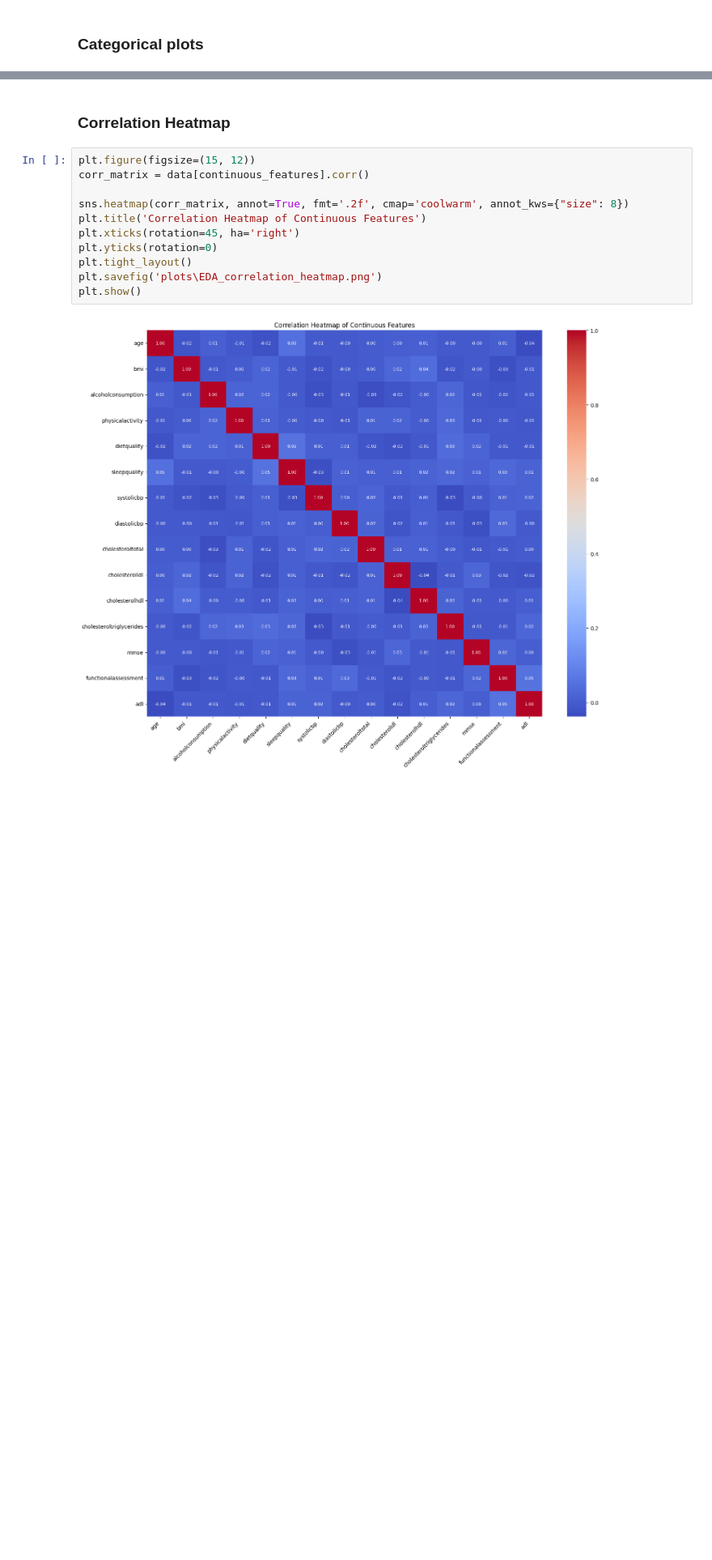
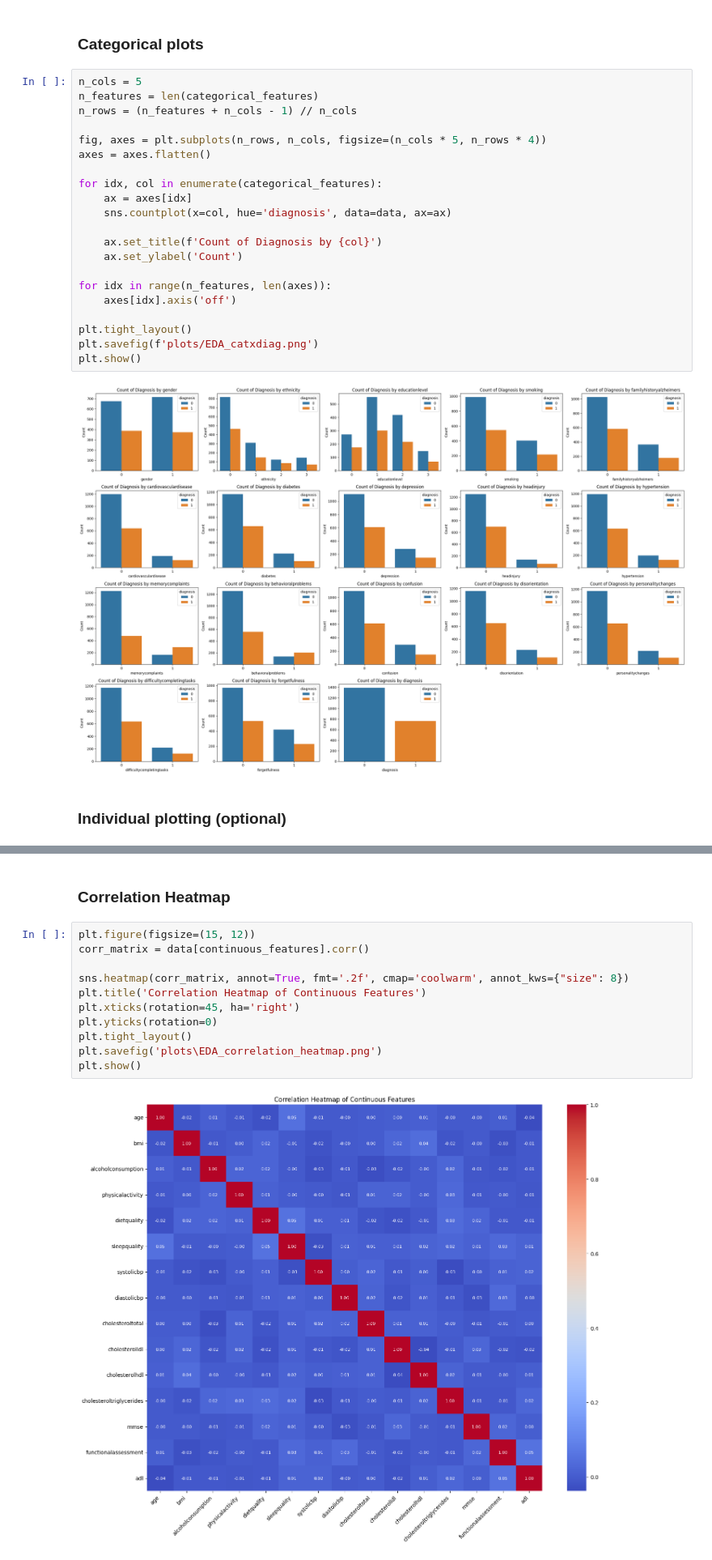
Before and after one commit to Jelles/AML-Assignment-2, a Jupyter notebook: main.ipynb, the cells around one changed output, grey strips where cells are left out. Shown at 81% size. Cells and saved outputs as stored; diff of their text form; blank space fills up the shorter version.

```diff
--- a/main.ipynb
+++ b/main.ipynb
@@ -186,3 +198,28 @@ for i, col in enumerate(continuous_features):
 # %% [markdown]
 ### Categorical plots
+# %%
+n_cols = 5
+n_features = len(categorical_features)
+n_rows = (n_features + n_cols - 1) // n_cols
+
+fig, axes = plt.subplots(n_rows, n_cols, figsize=(n_cols * 5, n_rows * 4))
+axes = axes.flatten()
+
+for idx, col in enumerate(categorical_features):
+    ax = axes[idx]
+    sns.countplot(x=col, hue='diagnosis', data=data, ax=ax)
+
+    ax.set_title(f'Count of Diagnosis by {col}')
+    ax.set_ylabel('Count')
+
+for idx in range(n_features, len(axes)):
+    axes[idx].axis('off')
+
+plt.tight_layout()
+plt.savefig(f'plots/EDA_catxdiag.png')
+plt.show()
+# %% [output]
+[figure, added]
+# %% [markdown]
+### Individual plotting (optional)
 # %%
```
Also changed, not shown: parts of 23 cells of this notebook, 37 other files.
